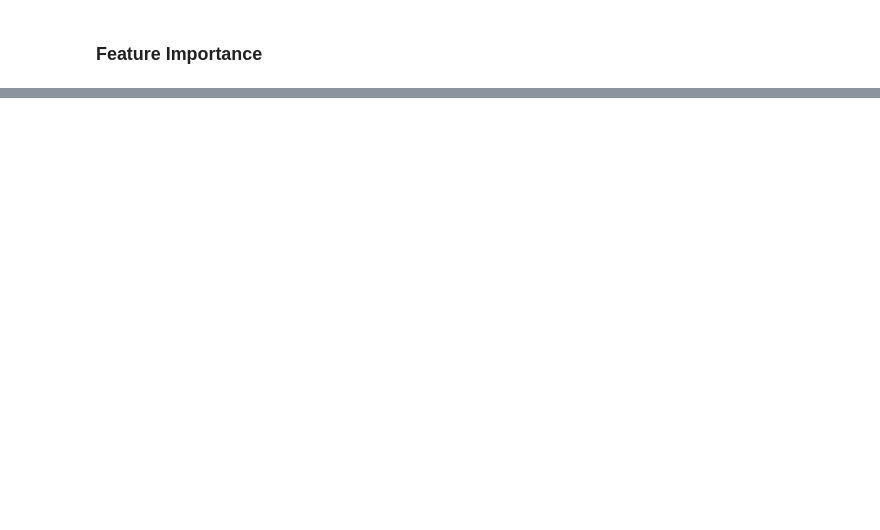
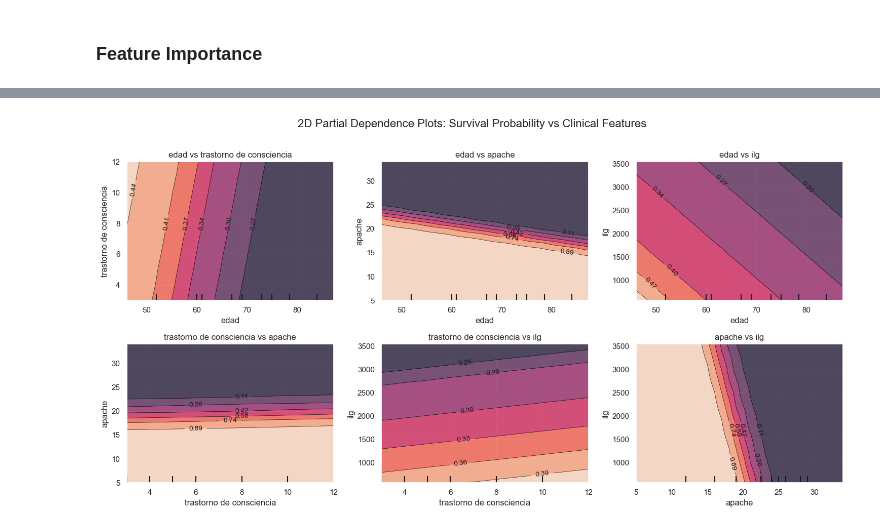
Before and after one commit to serize02/leuko-ml, a Jupyter notebook: notebooks/02_sgdc_analysis.ipynb, the cells around one changed output, grey strips where cells are left out. Saved outputs shown, nothing was run; the diff lists cells and outputs as text; code cells hidden in the pictures; blank space fills up the shorter version.

```diff
--- a/notebooks/02_sgdc_analysis.ipynb
+++ b/notebooks/02_sgdc_analysis.ipynb
@@ -42,0 +71,31 @@ dtype: float64
+# %%
+# Define feature pairs
+feature_names = X.columns.tolist()
+feature_pairs = list(combinations(feature_names, 2))
+
+n_cols = 3
+n_rows = (len(feature_pairs) + n_cols - 1) // n_cols
+
+fig, axes = plt.subplots(n_rows, n_cols, figsize=(5 * n_cols, 4 * n_rows))
+axes = axes.flatten()
+
+for i, pair in enumerate(feature_pairs):
+    PartialDependenceDisplay.from_estimator(
+        sgdc,
+        X,
+        features=[pair],
+        response_method="predict_proba",
+        kind="average",
+        grid_resolution=30,
+        ax=axes[i],
+    )
+    axes[i].set_title(f"{pair[0]} vs {pair[1]}")
+
+for j in range(i + 1, len(axes)):
+    fig.delaxes(axes[j])
+
+fig.suptitle("2D Partial Dependence Plots: Survival Probability vs Clinical Features", fontsize=16)
+plt.tight_layout(rect=[0, 0, 1, 0.97])
+plt.show()
+# %% [output]
+[figure, added]
```
Also changed, not shown: parts of 7 cells of this notebook, 4 other files.
